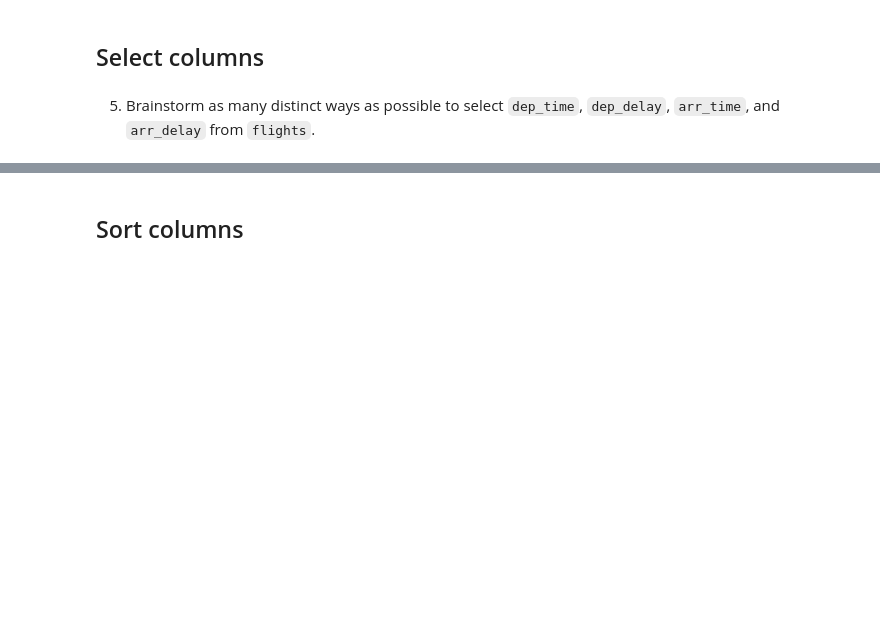
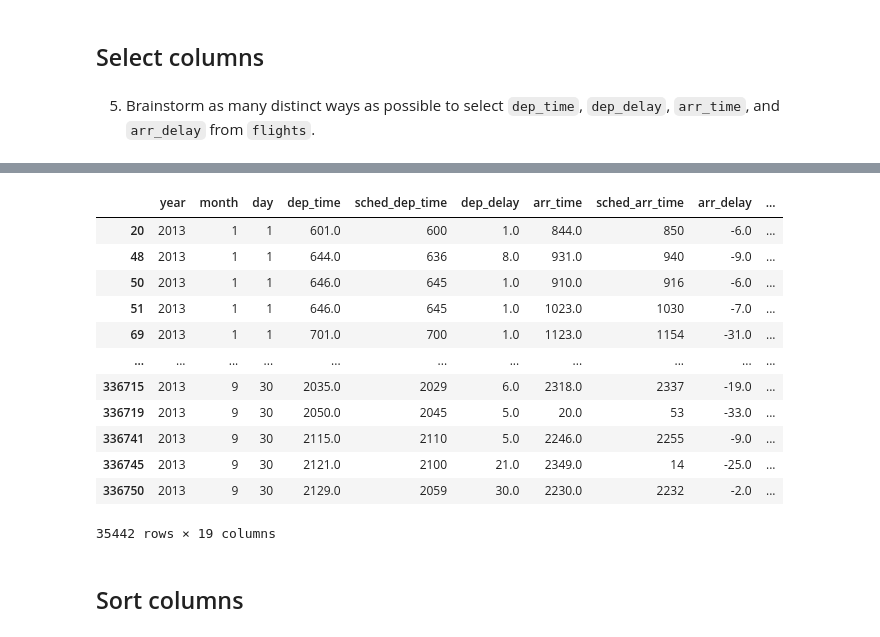
Before and after one commit to qlab-intro-python/tarea-2-jorge-dongo-joshua-quispe, a Jupyter notebook: tarea_2_plantilla.ipynb, the cells around one changed output, grey strips where cells are left out. Cells and saved outputs as stored; diff of their text form; code cells hidden in the pictures; blank space fills up the shorter version.

```diff
--- a/tarea_2_plantilla.ipynb
+++ b/tarea_2_plantilla.ipynb
@@ -264,3 +296,20 @@ flights.loc[(flights['arr_time']==(False and None))]
+# %%
+# Salio tarde, llego antes
+flights.loc[((flights['dep_delay']>0) & (flights['arr_delay']<=0))]
+# %% [output]
+|  | year | month | day | dep_time | sched_dep_time | dep_delay | arr_time | sched_arr_time | arr_delay | ... |
+| 20 | 2013 | 1 | 1 | 601.0 | 600 | 1.0 | 844.0 | 850 | -6.0 | ... |
+| 48 | 2013 | 1 | 1 | 644.0 | 636 | 8.0 | 931.0 | 940 | -9.0 | ... |
+| 50 | 2013 | 1 | 1 | 646.0 | 645 | 1.0 | 910.0 | 916 | -6.0 | ... |
+| 51 | 2013 | 1 | 1 | 646.0 | 645 | 1.0 | 1023.0 | 1030 | -7.0 | ... |
+| 69 | 2013 | 1 | 1 | 701.0 | 700 | 1.0 | 1123.0 | 1154 | -31.0 | ... |
+| ... | ... | ... | ... | ... | ... | ... | ... | ... | ... | ... |
+| 336715 | 2013 | 9 | 30 | 2035.0 | 2029 | 6.0 | 2318.0 | 2337 | -19.0 | ... |
+| 336719 | 2013 | 9 | 30 | 2050.0 | 2045 | 5.0 | 20.0 | 53 | -33.0 | ... |
+| 336741 | 2013 | 9 | 30 | 2115.0 | 2110 | 5.0 | 2246.0 | 2255 | -9.0 | ... |
+| 336745 | 2013 | 9 | 30 | 2121.0 | 2100 | 21.0 | 2349.0 | 14 | -25.0 | ... |
+| 336750 | 2013 | 9 | 30 | 2129.0 | 2059 | 30.0 | 2230.0 | 2232 | -2.0 | ... |
+35442 rows × 19 columns
 # %% [markdown]
 ## Sort columns
 # %% [markdown]
```
Also changed, not shown: parts of 21 cells of this notebook.
